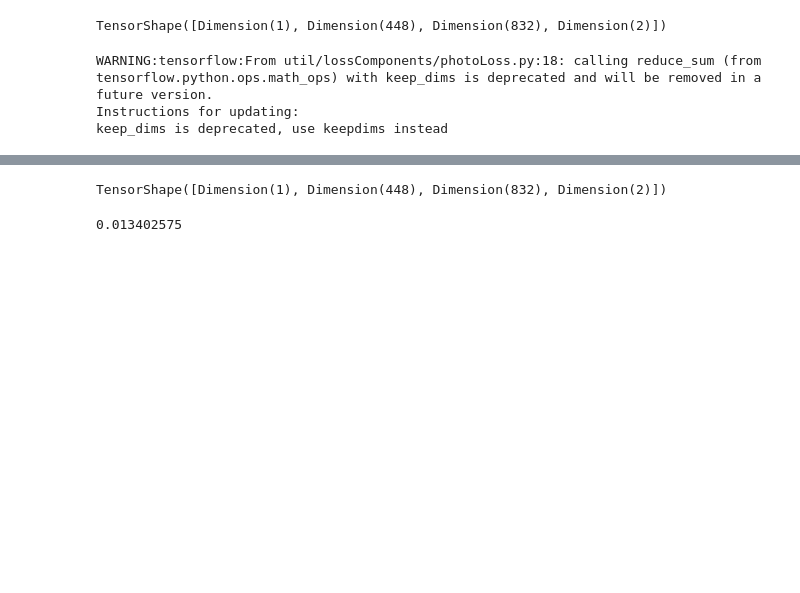
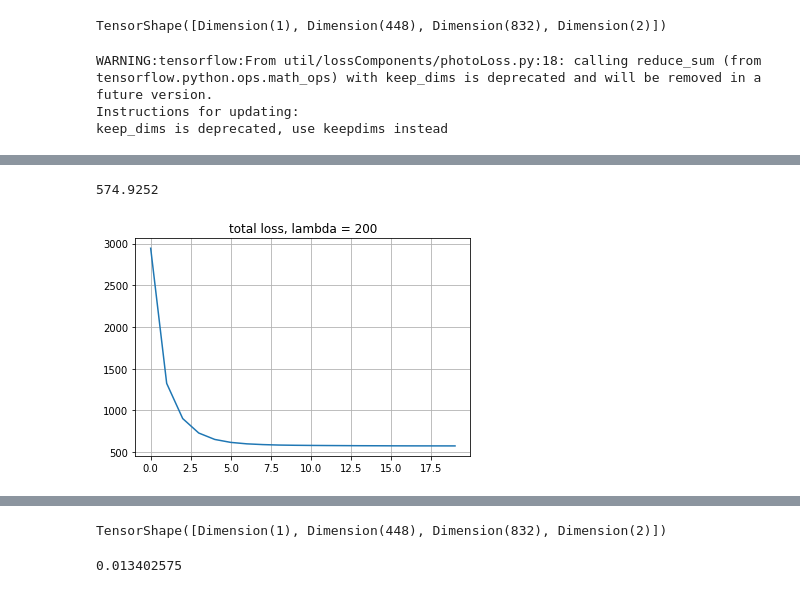
Before and after one commit to y788zhan/joint_seg_flow, a Jupyter notebook: src/shallow_ADM_train.ipynb, the cells around one changed output, grey strips where cells are left out. Saved outputs shown, nothing was run; the diff lists cells and outputs as text; code cells hidden in the pictures; blank space fills up the shorter version.

```diff
--- a/src/shallow_ADM_train.ipynb
+++ b/src/shallow_ADM_train.ipynb
@@ -250,2 +294,10 @@ Smooth loss from "network" without border: 0.019005
+# %%
+plt.plot(tLosses[:20])
+plt.grid()
+plt.title('total loss, lambda = 200')
+tLosses[20]
+# %% [output]
+574.9252
+[figure, added]
 # %%
 plt.figure(figsize=(20, 10))
```
Also changed, not shown: parts of 14 cells of this notebook, 5 other files.
